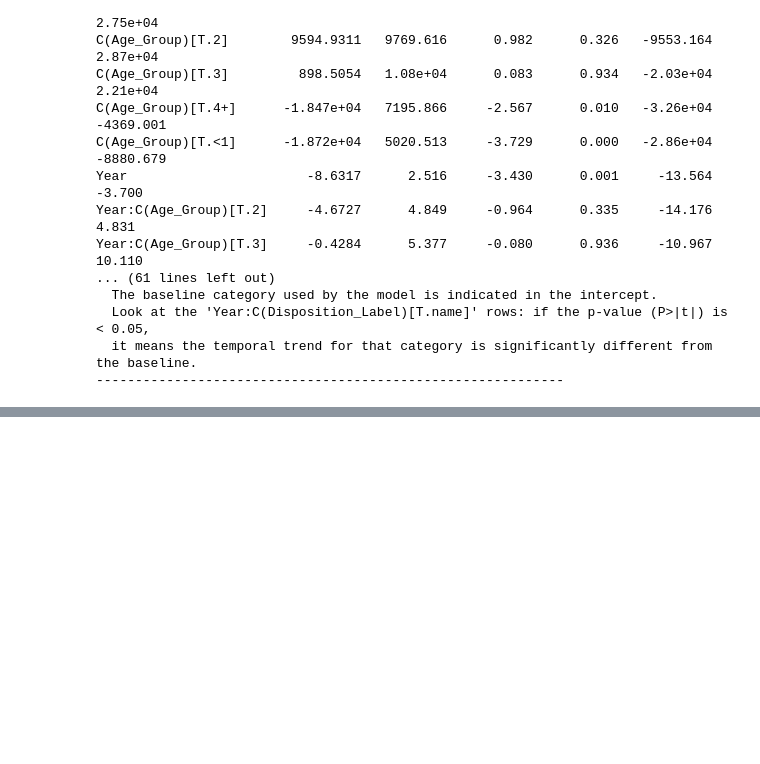
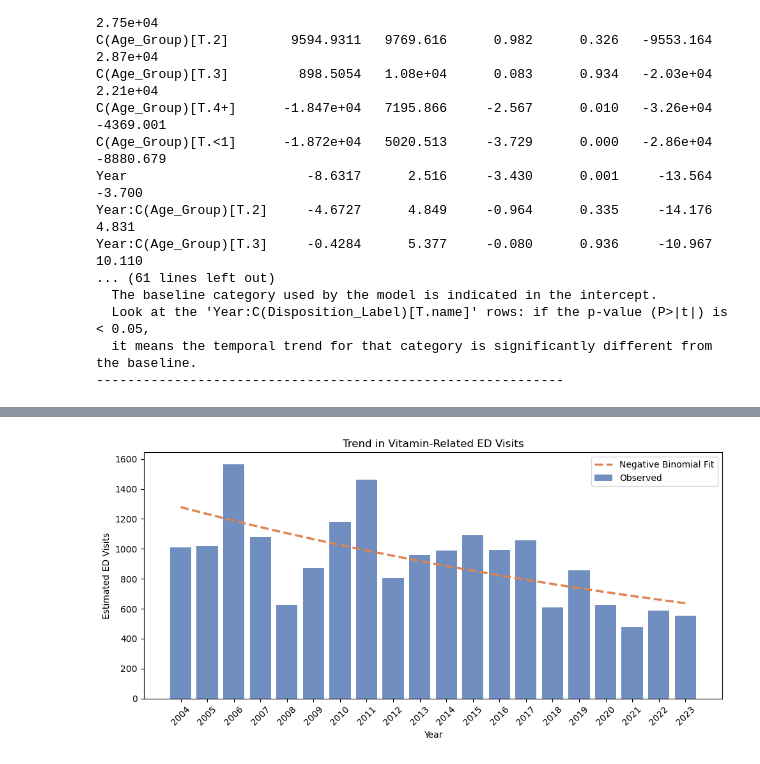
Before and after one commit to fede-giorgi/vitamins, a Jupyter notebook: temporal_analysis.ipynb, the cells around one changed output, grey strips where cells are left out. Saved outputs shown, nothing was run; the diff lists cells and outputs as text; code cells hidden in the pictures; blank space fills up the shorter version.

```diff
--- a/temporal_analysis.ipynb
+++ b/temporal_analysis.ipynb
@@ -586,0 +811,18 @@ Year:C(Age_Group)[T.3]     -0.4284      5.377     -0.080      0.936     -10.967
+# %%
+print('Statistical Modeling: Poisson/Negative Binomial Regression')
+
+# Prepare annual weighted counts
+annual_counts = df.groupby('Year')['Weight'].sum().reset_index(name='weighted_visits')
+annual_counts['year_centered'] = annual_counts['Year'] - annual_counts['Year'].min()
+
+# Fit Negative Binomial Model (using statsmodels formula API)
+model_nb = smf.glm(formula='weighted_visits ~ year_centered',
+                data=annual_counts,
+                family=sm.families.NegativeBinomial()).fit()
+
+print(model_nb.summary())
+
+# Calculate annual % change
+coef = model_nb.params['year_centered']
+percent_change = (np.exp(coef) - 1) * 100
+print(f'\nEstimated Annual Percentage Change: {percent_change:.2f}%')
@@ -586,0 +850,36 @@ Year:C(Age_Group)[T.3]     -0.4284      5.377     -0.080      0.936     -10.967
+# %%
+plt.figure(figsize=(10, 5))
+
+# Bars (Observed) - muted blue
+plt.bar(
+    annual_counts['Year'],
+    annual_counts['weighted_visits'],
+    color='#4C72B0',
+    alpha=0.8,
+    label='Observed'
+)
+
+# Trend line (Model fit) - contrasting orange
+plt.plot(
+    annual_counts['Year'],
+    annual_counts['predicted'],
+    color='#DD8452',
+    linestyle='--',
+    linewidth=2.5,
+    label='Negative Binomial Fit'
+)
+
+plt.xticks(
+    ticks=annual_counts['Year'],
+    labels=annual_counts['Year'].astype(int),
+    rotation=45
+)
+
+plt.xlabel('Year')
+plt.ylabel('Estimated ED Visits')
+plt.title('Trend in Vitamin-Related ED Visits')
+plt.legend()
+plt.tight_layout()
+plt.show()
+# %% [output]
+[figure, added]
```
Also changed, not shown: parts of 18 cells of this notebook, 1 other file.
